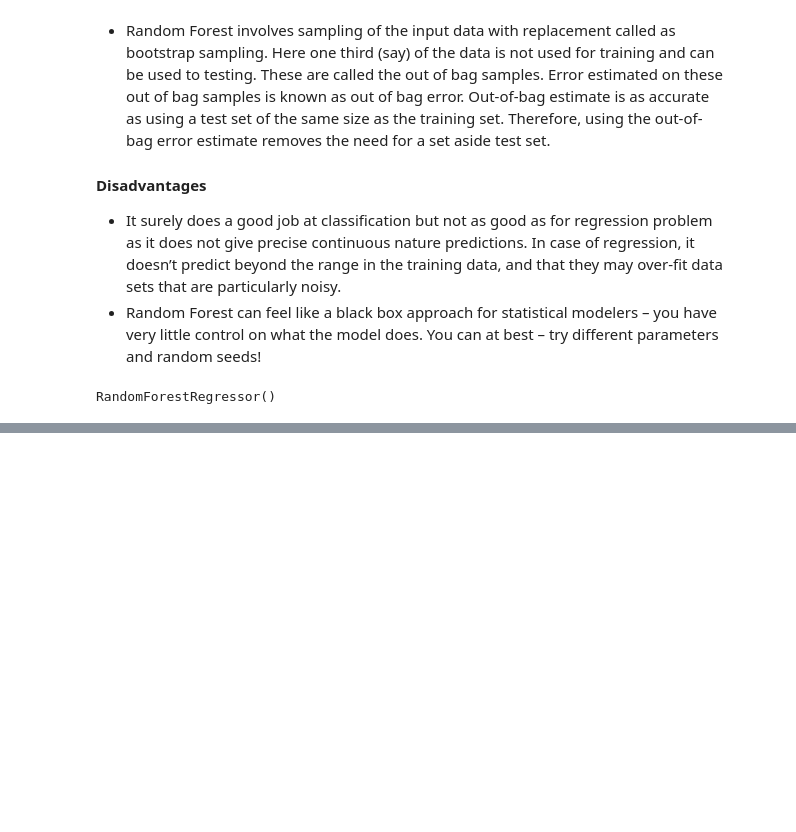
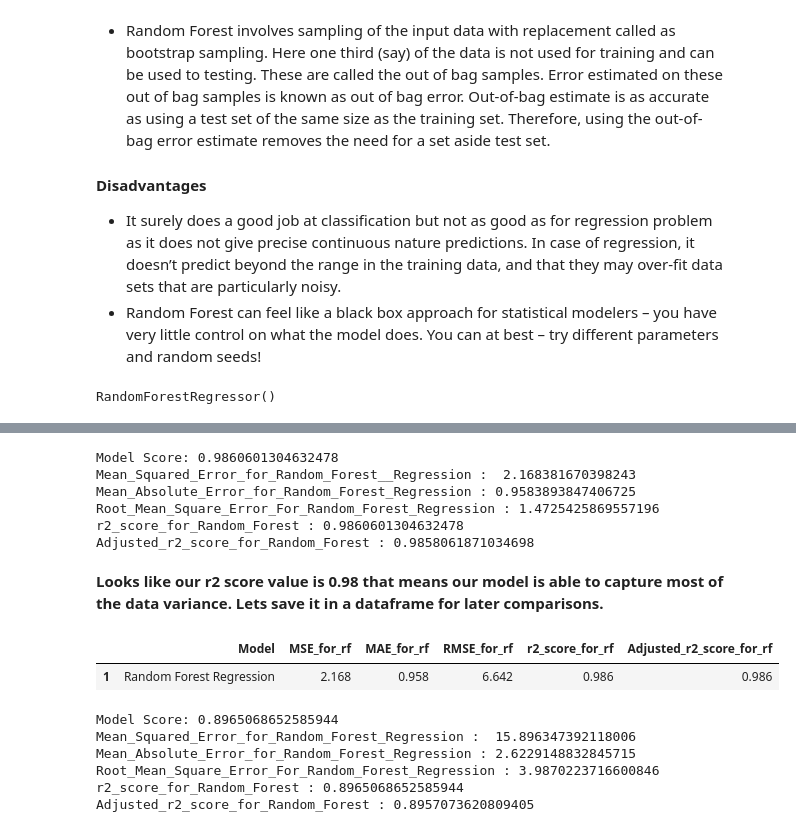
Before and after one commit to sksamima5/Bike-Sharing-Demand-Prediction-, a Jupyter notebook: Bike_Sharing_Demand_Prediction_Capstone_Project.ipynb, the cells around one changed output, grey strips where cells are left out. Drawn from its saved outputs; the diff is of its cells as text; code cells hidden in the pictures; blank space fills up the shorter version.

```diff
--- a/Bike_Sharing_Demand_Prediction_Capstone_Project.ipynb
+++ b/Bike_Sharing_Demand_Prediction_Capstone_Project.ipynb
@@ -1785,3 +1785,79 @@ rf_regressor.score(X_test, y_test)
 #Get the X_train and X-test value
 y_pred_test_rf = rf_regressor.predict(X_test)
 y_pred_train_rf = rf_regressor.predict(X_train)
+# %%
+#Checking the Model score
+print("Model Score:",rf_regressor.score(X_train,y_train))
+
+#Calculate Mean Square Error
+MSE_for_rf =  mean_squared_error(y_train, y_pred_train_rf)
+print('Mean_Squared_Error_for_Random_Forest__Regression : ',MSE_for_rf)
+
+#Calculate Mean Absolute error
+MAE_for_rf = mean_absolute_error(y_train, y_pred_train_rf)
+print('Mean_Absolute_Error_for_Random_Forest_Regression :' , MAE_for_rf)
+
+#Calculate Root Mean Square Error
+RMSE_for_rf = np.sqrt(MSE_for_rf)
+print('Root_Mean_Square_Error_For_Random_Forest_Regression :', RMSE_for_rf)
+
+#Calculate r2 Score
+r2_score_for_rf = r2_score(y_train, y_pred_train_rf)
+print('r2_score_for_Random_Forest :', r2_score_for_rf)
+
+#Calculate Adjusted r2 Score
+Adjusted_r2_score_for_rf = (1-(1-r2_score(y_train, y_pred_train_rf))*((X_test.shape[0]-1)/(X_test.shape[0]-X_test.shape[1]-1)) )
+print("Adjusted_r2_score_for_Random_Forest :",1-(1-r2_score(y_train, y_pred_train_rf))*((X_test.shape[0]-1)/(X_test.shape[0]-X_test.shape[1]-1)) )
+# %% [output]
+Model Score: 0.9860601304632478
+Mean_Squared_Error_for_Random_Forest__Regression :  2.168381670398243
+Mean_Absolute_Error_for_Random_Forest_Regression : 0.9583893847406725
+Root_Mean_Square_Error_For_Random_Forest_Regression : 1.4725425869557196
+r2_score_for_Random_Forest : 0.9860601304632478
+Adjusted_r2_score_for_Random_Forest : 0.9858061871034698
+# %% [markdown]
+**Looks like our r2 score value is 0.98 that means our model is  able to capture most of the data variance. Lets save it in a dataframe for later comparisons.**
+# %%
+#Storing the traning set metrics value in a dataframe for later comparison
+dict11 = {'Model' : 'Random Forest Regression',
+         'MSE_for_rf' : round((MSE_for_rf),3),
+         'MAE_for_rf' : round((MAE_for_rf),3),
+         'RMSE_for_rf' : round((RMSE_for_dt),3),
+         'r2_score_for_rf' : round((r2_score_for_rf),3),
+         'Adjusted_r2_score_for_rf' : round((Adjusted_r2_score_for_rf),3)
+         }
+rf_train_df = pd.DataFrame(dict11, index=[1])
+rf_train_df
+# %% [output]
+|  | Model | MSE_for_rf | MAE_for_rf | RMSE_for_rf | r2_score_for_rf | Adjusted_r2_score_for_rf |
+| 1 | Random Forest Regression | 2.168 | 0.958 | 6.642 | 0.986 | 0.986 |
+# %%
+#Checking the Model score
+print("Model Score:",rf_regressor.score(X_test,y_test))
+
+#Calculate Mean Square Error
+MSE_for_rf =  mean_squared_error(y_test, y_pred_test_rf)
+print('Mean_Squared_Error_for_Random_Forest_Regression : ',MSE_for_rf)
+
+#Calculate Mean Absolute error
+MAE_for_rf = mean_absolute_error(y_test, y_pred_test_rf)
+print('Mean_Absolute_Error_for_Random_Forest_Regression :' , MAE_for_rf)
+
+#Calculate Root Mean Square Error
+RMSE_for_rf = np.sqrt(MSE_for_rf)
+print('Root_Mean_Square_Error_For_Random_Forest_Regression :', RMSE_for_rf)
+
+#Calculate r2 Score
+r2_score_for_rf = r2_score(y_test, y_pred_test_rf)
+print('r2_score_for_Random_Forest :', r2_score_for_rf)
+
+#Calculate Adjusted r2 Score
+Adjusted_r2_score_for_rf = (1-(1-r2_score(y_test, y_pred_test_rf))*((X_train.shape[0]-1)/(X_train.shape[0]-X_train.shape[1]-1)) )
+print("Adjusted_r2_score_for_Random_Forest :",1-(1-r2_score(y_test, y_pred_test_rf))*((X_train.shape[0]-1)/(X_train.shape[0]-X_train.shape[1]-1)) )
+# %% [output]
+Model Score: 0.8965068652585944
+Mean_Squared_Error_for_Random_Forest_Regression :  15.896347392118006
+Mean_Absolute_Error_for_Random_Forest_Regression : 2.6229148832845715
+Root_Mean_Square_Error_For_Random_Forest_Regression : 3.9870223716600846
+r2_score_for_Random_Forest : 0.8965068652585944
+Adjusted_r2_score_for_Random_Forest : 0.8957073620809405
```
Also changed, not shown: parts of 9 cells of this notebook.
